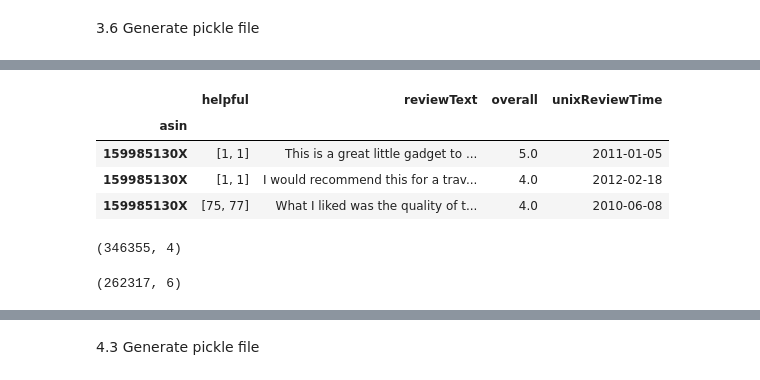
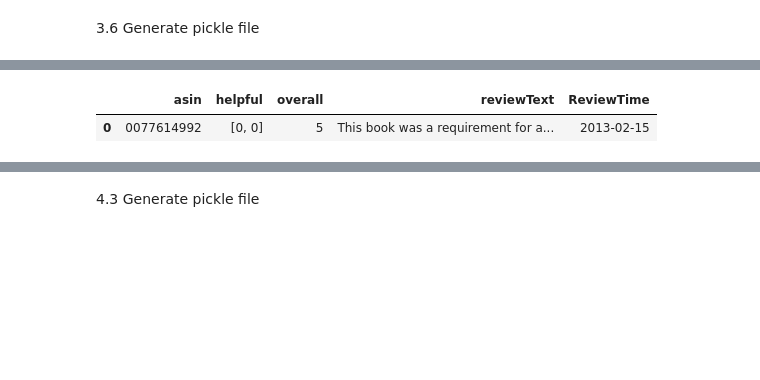
Before and after one commit to epfl-ada-2018/ada007project, a Jupyter notebook: Data_Preprocessing.ipynb, the cells around one changed output, grey strips where cells are left out. Cells and saved outputs as stored; diff of their text form; code cells hidden in the pictures; blank space fills up the shorter version.

```diff
--- a/Data_Preprocessing.ipynb
+++ b/Data_Preprocessing.ipynb
@@ -212,16 +382,5 @@ df_health_metadata.head(3)
 # %%
-df_health_review.head(3)
+df_health_review.head(1)
 # %% [output]
-|  | helpful | reviewText | overall | unixReviewTime |
-| asin |  |  |  |  |
-| 159985130X | [1, 1] | This is a great little gadget to ... | 5.0 | 2011-01-05 |
-| 159985130X | [1, 1] | I would recommend this for a trav... | 4.0 | 2012-02-18 |
-| 159985130X | [75, 77] | What I liked was the quality of t... | 4.0 | 2010-06-08 |
+|  | asin | helpful | overall | reviewText | ReviewTime |
+| 0 | 0077614992 | [0, 0] | 5 | This book was a requirement for a... | 2013-02-15 |
-# %%
-df_health_review.shape
-# %% [output]
-(346355, 4)
-# %%
-df_health_metadata.shape
-# %% [output]
-(262317, 6)
```
Also changed, not shown: parts of 72 cells of this notebook.
